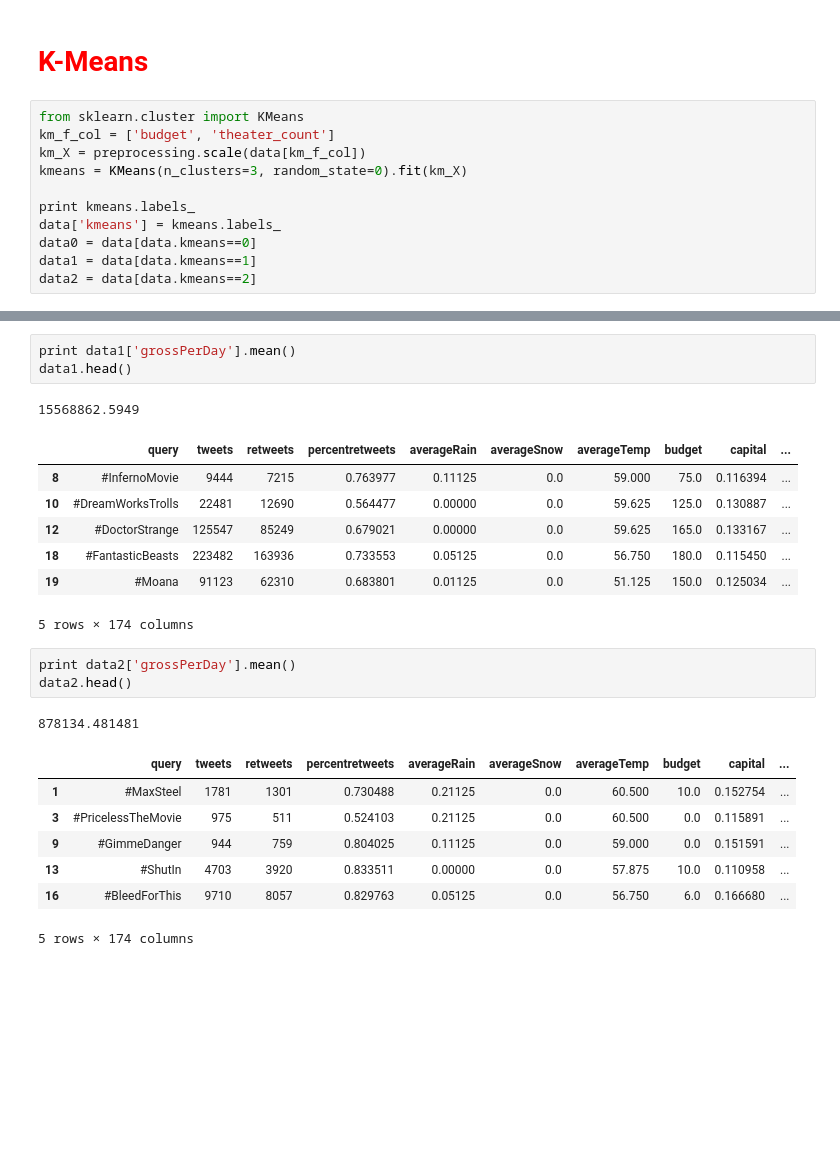
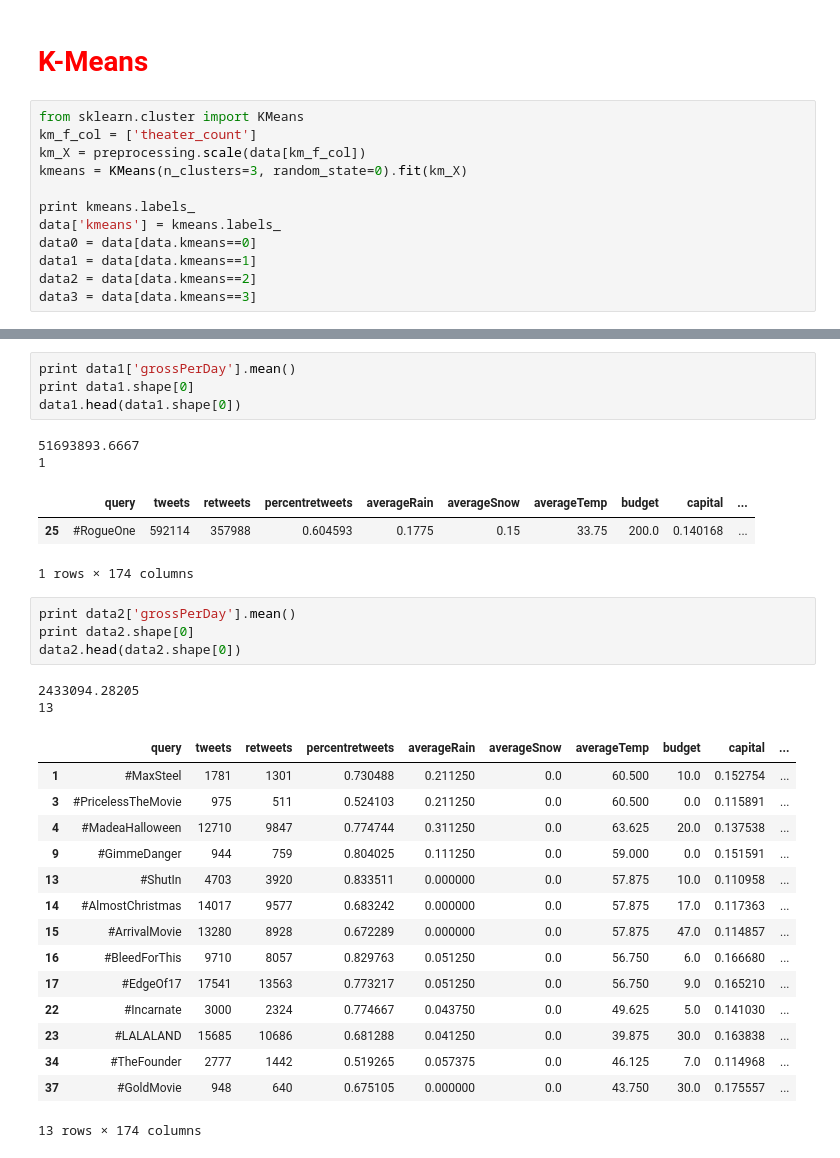
Before and after one commit to steveshim/TweetAcquisition-Thesis, a Jupyter notebook: TwitterExtractor.ipynb, the cells around one changed output, grey strips where cells are left out. Cells and saved outputs as stored; diff of their text form; blank space fills up the shorter version.

```diff
--- a/TwitterExtractor.ipynb
+++ b/TwitterExtractor.ipynb
@@ -551,7 +553,7 @@ print (rmse_list.mean())
 <h1 style="color:red">K-Means</h1>
 # %%
 from sklearn.cluster import KMeans
-km_f_col = ['budget', 'theater_count']
+km_f_col = ['theater_count']
 km_X = preprocessing.scale(data[km_f_col])
 kmeans = KMeans(n_clusters=3, random_state=0).fit(km_X)
 
@@ -560,4 +562,5 @@ data['kmeans'] = kmeans.labels_
 data0 = data[data.kmeans==0]
 data1 = data[data.kmeans==1]
 data2 = data[data.kmeans==2]
+data3 = data[data.kmeans==3]
 # %% [output]
@@ -611,24 +666,32 @@ data0.head()
 # %%
 print data1['grossPerDay'].mean()
-data1.head()
+print data1.shape[0]
+data1.head(data1.shape[0])
 # %% [output]
-15568862.5949
+51693893.6667
+1
 |  | query | tweets | retweets | percentretweets | averageRain | averageSnow | averageTemp | budget | capital | ... |
-| 8 | #InfernoMovie | 9444 | 7215 | 0.763977 | 0.11125 | 0.0 | 59.000 | 75.0 | 0.116394 | ... |
-| 10 | #DreamWorksTrolls | 22481 | 12690 | 0.564477 | 0.00000 | 0.0 | 59.625 | 125.0 | 0.130887 | ... |
-| 12 | #DoctorStrange | 125547 | 85249 | 0.679021 | 0.00000 | 0.0 | 59.625 | 165.0 | 0.133167 | ... |
-| 18 | #FantasticBeasts | 223482 | 163936 | 0.733553 | 0.05125 | 0.0 | 56.750 | 180.0 | 0.115450 | ... |
-| 19 | #Moana | 91123 | 62310 | 0.683801 | 0.01125 | 0.0 | 51.125 | 150.0 | 0.125034 | ... |
+| 25 | #RogueOne | 592114 | 357988 | 0.604593 | 0.1775 | 0.15 | 33.75 | 200.0 | 0.140168 | ... |
-5 rows × 174 columns
+1 rows × 174 columns
 # %%
 print data2['grossPerDay'].mean()
-data2.head()
+print data2.shape[0]
+data2.head(data2.shape[0])
 # %% [output]
-878134.481481
+2433094.28205
+13
 |  | query | tweets | retweets | percentretweets | averageRain | averageSnow | averageTemp | budget | capital | ... |
-| 1 | #MaxSteel | 1781 | 1301 | 0.730488 | 0.21125 | 0.0 | 60.500 | 10.0 | 0.152754 | ... |
-| 3 | #PricelessTheMovie | 975 | 511 | 0.524103 | 0.21125 | 0.0 | 60.500 | 0.0 | 0.115891 | ... |
-| 9 | #GimmeDanger | 944 | 759 | 0.804025 | 0.11125 | 0.0 | 59.000 | 0.0 | 0.151591 | ... |
-| 13 | #ShutIn | 4703 | 3920 | 0.833511 | 0.00000 | 0.0 | 57.875 | 10.0 | 0.110958 | ... |
-| 16 | #BleedForThis | 9710 | 8057 | 0.829763 | 0.05125 | 0.0 | 56.750 | 6.0 | 0.166680 | ... |
+| 1 | #MaxSteel | 1781 | 1301 | 0.730488 | 0.211250 | 0.0 | 60.500 | 10.0 | 0.152754 | ... |
+| 3 | #PricelessTheMovie | 975 | 511 | 0.524103 | 0.211250 | 0.0 | 60.500 | 0.0 | 0.115891 | ... |
+| 4 | #MadeaHalloween | 12710 | 9847 | 0.774744 | 0.311250 | 0.0 | 63.625 | 20.0 | 0.137538 | ... |
+| 9 | #GimmeDanger | 944 | 759 | 0.804025 | 0.111250 | 0.0 | 59.000 | 0.0 | 0.151591 | ... |
+| 13 | #ShutIn | 4703 | 3920 | 0.833511 | 0.000000 | 0.0 | 57.875 | 10.0 | 0.110958 | ... |
+| 14 | #AlmostChristmas | 14017 | 9577 | 0.683242 | 0.000000 | 0.0 | 57.875 | 17.0 | 0.117363 | ... |
+| 15 | #ArrivalMovie | 13280 | 8928 | 0.672289 | 0.000000 | 0.0 | 57.875 | 47.0 | 0.114857 | ... |
+| 16 | #BleedForThis | 9710 | 8057 | 0.829763 | 0.051250 | 0.0 | 56.750 | 6.0 | 0.166680 | ... |
+| 17 | #EdgeOf17 | 17541 | 13563 | 0.773217 | 0.051250 | 0.0 | 56.750 | 9.0 | 0.165210 | ... |
+| 22 | #Incarnate | 3000 | 2324 | 0.774667 | 0.043750 | 0.0 | 49.625 | 5.0 | 0.141030 | ... |
+| 23 | #LALALAND | 15685 | 10686 | 0.681288 | 0.041250 | 0.0 | 39.875 | 30.0 | 0.163838 | ... |
+| 34 | #TheFounder | 2777 | 1442 | 0.519265 | 0.057375 | 0.0 | 46.125 | 7.0 | 0.114968 | ... |
+| 37 | #GoldMovie | 948 | 640 | 0.675105 | 0.000000 | 0.0 | 43.750 | 30.0 | 0.175557 | ... |
-5 rows × 174 columns
+13 rows × 174 columns
```
Also changed, not shown: parts of 10 cells of this notebook.
